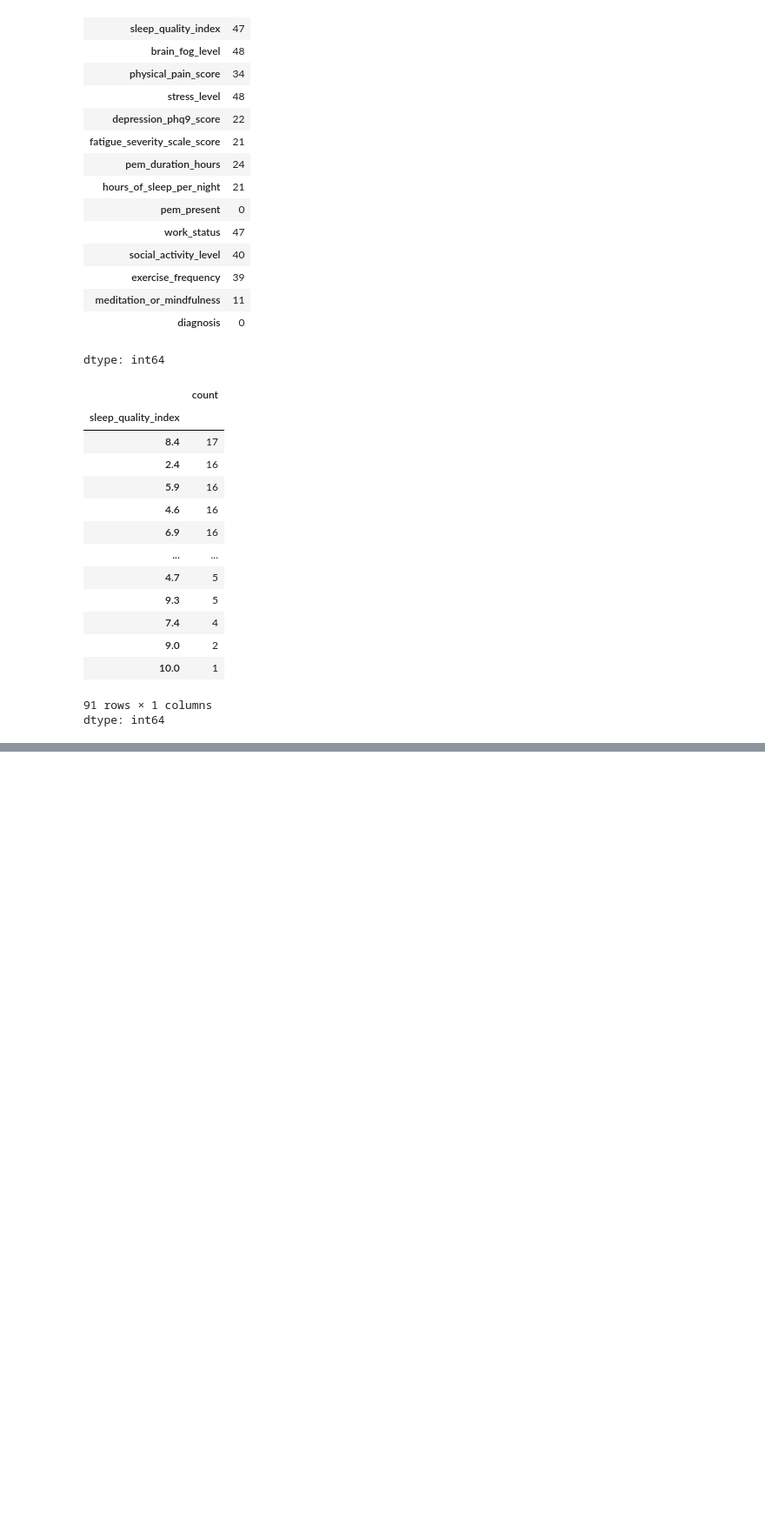
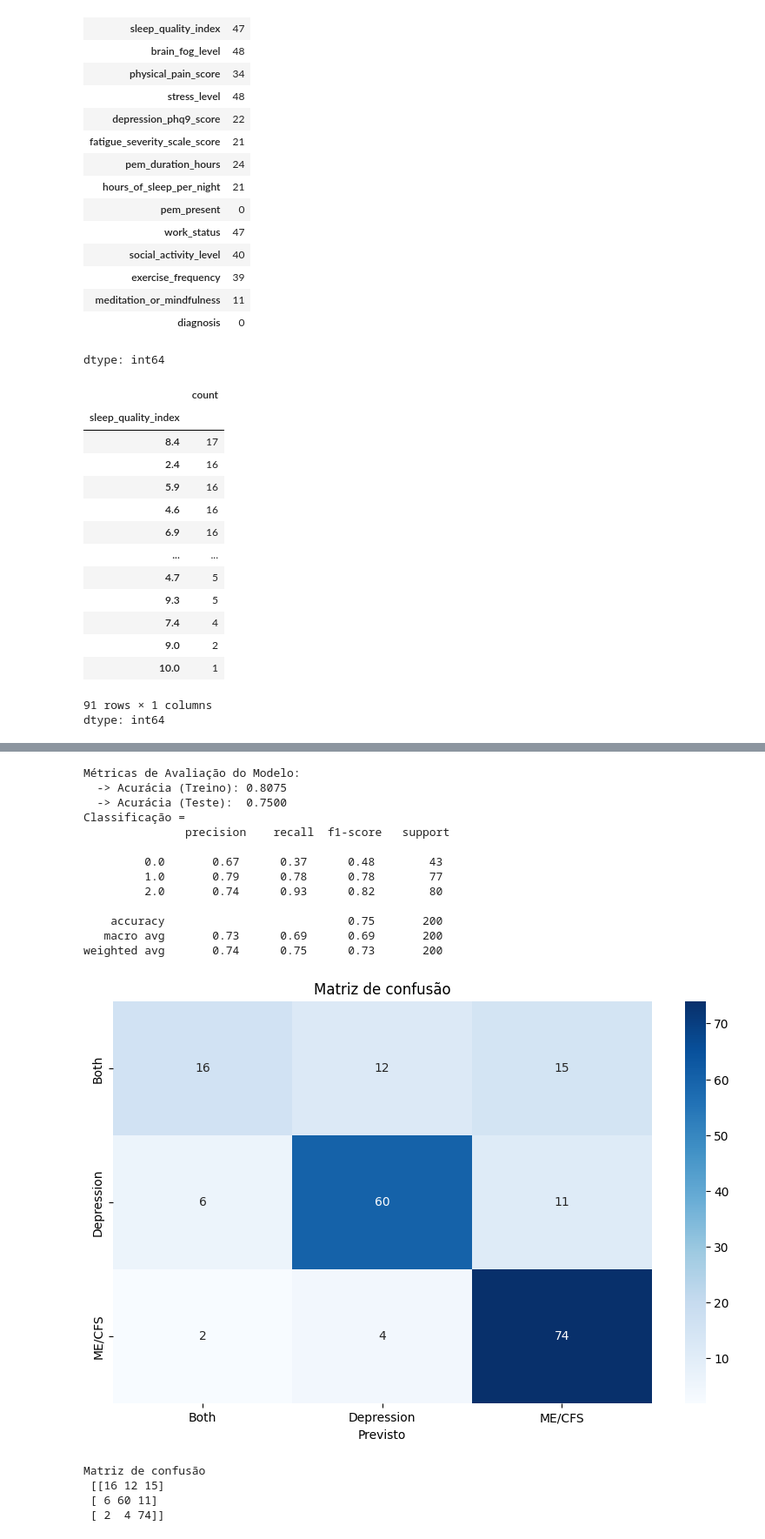
Before and after one commit to luisfelipebp/classification-depression, a Jupyter notebook: classification_depression.ipynb, the cells around one changed output, grey strips where cells are left out. Shown at 87% size. Cells and saved outputs as stored; diff of their text form; code cells hidden in the pictures; blank space fills up the shorter version.

```diff
--- a/classification_depression.ipynb
+++ b/classification_depression.ipynb
@@ -92,0 +113,2 @@ df2
+# %%
+y = df2.iloc[:, 19].values
@@ -92,0 +117,2 @@ df2
+# %%
+x_treino, x_teste, y_treino, y_teste = train_test_split(X, y, test_size=0.2, random_state=77)
@@ -92,0 +129,27 @@ df2
+# %%
+from sklearn.metrics import accuracy_score, confusion_matrix, classification_report
+
+def model_train(model,x_train,x_test,y_train,y_test):
+    model.fit(x_train,y_train)
+
+    y_test_predict = model.predict(x_test)
+    y_train_predict = model.predict(x_train)
+
+    accuracy_train = accuracy_score(y_train_predict, y_train)
+    accuracy_test = accuracy_score(y_test_predict,y_test)
+
+    print("Métricas de Avaliação do Modelo:")
+    print(f"  -> Acurácia (Treino): {accuracy_train:.4f}")
+    print(f"  -> Acurácia (Teste):  {accuracy_test:.4f}")
+    print(f'Classificação = \n {classification_report(y_test,y_test_predict)}')
+
+    plt.figure(figsize=(10, 6))
+    cm = confusion_matrix(y_test, y_test_predict)
+
+    sns.heatmap(cm, annot=True, fmt="d" ,cmap = 'Blues', xticklabels=["Both", "Depression", "ME/CFS"], yticklabels=["Both", "Depression", "ME/CFS"])
+
+    plt.xlabel('Previsto')
+    plt.title('Matriz de confusão')
+    plt.show()
+
+    print(f'\nMatriz de confusão \n {confusion_matrix(y_test,y_test_predict)}\n')
@@ -92,0 +197,23 @@ df2
+# %%
+knn = KNeighborsClassifier(n_neighbors=10, metric='minkowski', p=1)
+# %%
+model_train(knn,x_treino,x_teste,y_treino,y_teste)
+# %% [output]
+Métricas de Avaliação do Modelo:
+  -> Acurácia (Treino): 0.8075
+  -> Acurácia (Teste):  0.7500
+Classificação =
+               precision    recall  f1-score   support
+
+         0.0       0.67      0.37      0.48        43
+         1.0       0.79      0.78      0.78        77
+         2.0       0.74      0.93      0.82        80
+
+    accuracy                           0.75       200
+   macro avg       0.73      0.69      0.69       200
+weighted avg       0.74      0.75      0.73       200
+[figure, added]
+Matriz de confusão
+ [[16 12 15]
+ [ 6 60 11]
+ [ 2  4 74]]
```
Also changed, not shown: parts of 29 cells of this notebook.
